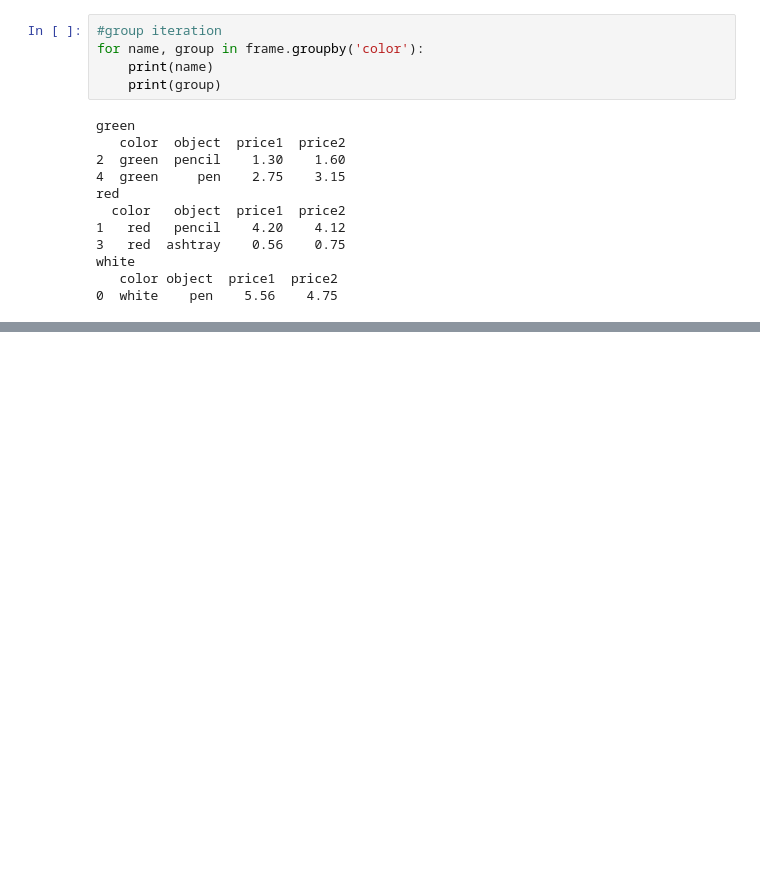
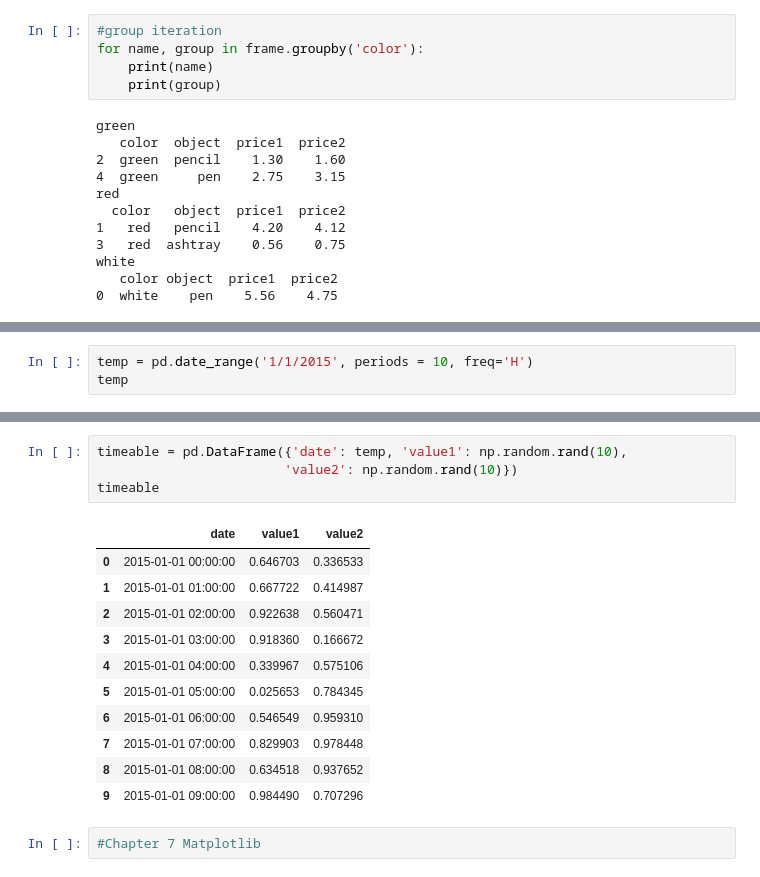
Before and after one commit to Afrochemist/OverviewNotes, a Jupyter notebook: Pandas-Numpy-Matplotlib.ipynb, the cells around one changed output, grey strips where cells are left out. Cells and saved outputs as stored; diff of their text form; blank space fills up the shorter version.

```diff
--- a/Pandas-Numpy-Matplotlib.ipynb
+++ b/Pandas-Numpy-Matplotlib.ipynb
@@ -1710,0 +1838,3 @@ white
+# %%
+temp = pd.date_range('1/1/2015', periods = 10, freq='H')
+temp
@@ -1710,0 +1863,18 @@ white
+# %%
+timeable = pd.DataFrame({'date': temp, 'value1': np.random.rand(10),
+                        'value2': np.random.rand(10)})
+timeable
+# %% [output]
+|  | date | value1 | value2 |
+| 0 | 2015-01-01 00:00:00 | 0.646703 | 0.336533 |
+| 1 | 2015-01-01 01:00:00 | 0.667722 | 0.414987 |
+| 2 | 2015-01-01 02:00:00 | 0.922638 | 0.560471 |
+| 3 | 2015-01-01 03:00:00 | 0.918360 | 0.166672 |
+| 4 | 2015-01-01 04:00:00 | 0.339967 | 0.575106 |
+| 5 | 2015-01-01 05:00:00 | 0.025653 | 0.784345 |
+| 6 | 2015-01-01 06:00:00 | 0.546549 | 0.959310 |
+| 7 | 2015-01-01 07:00:00 | 0.829903 | 0.978448 |
+| 8 | 2015-01-01 08:00:00 | 0.634518 | 0.937652 |
+| 9 | 2015-01-01 09:00:00 | 0.984490 | 0.707296 |
+# %%
+#Chapter 7 Matplotlib
```
Also changed, not shown: parts of 31 cells of this notebook.
